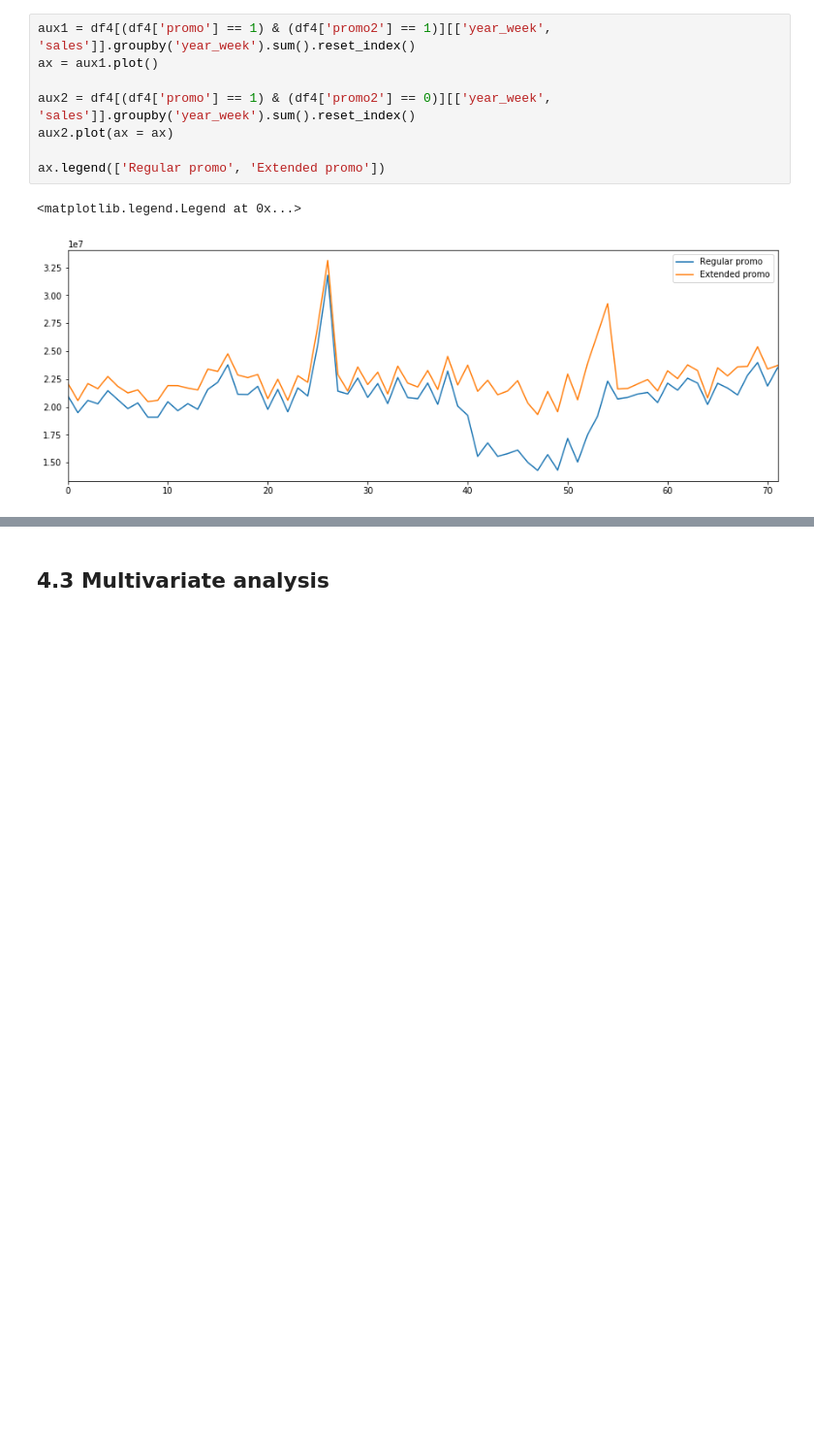
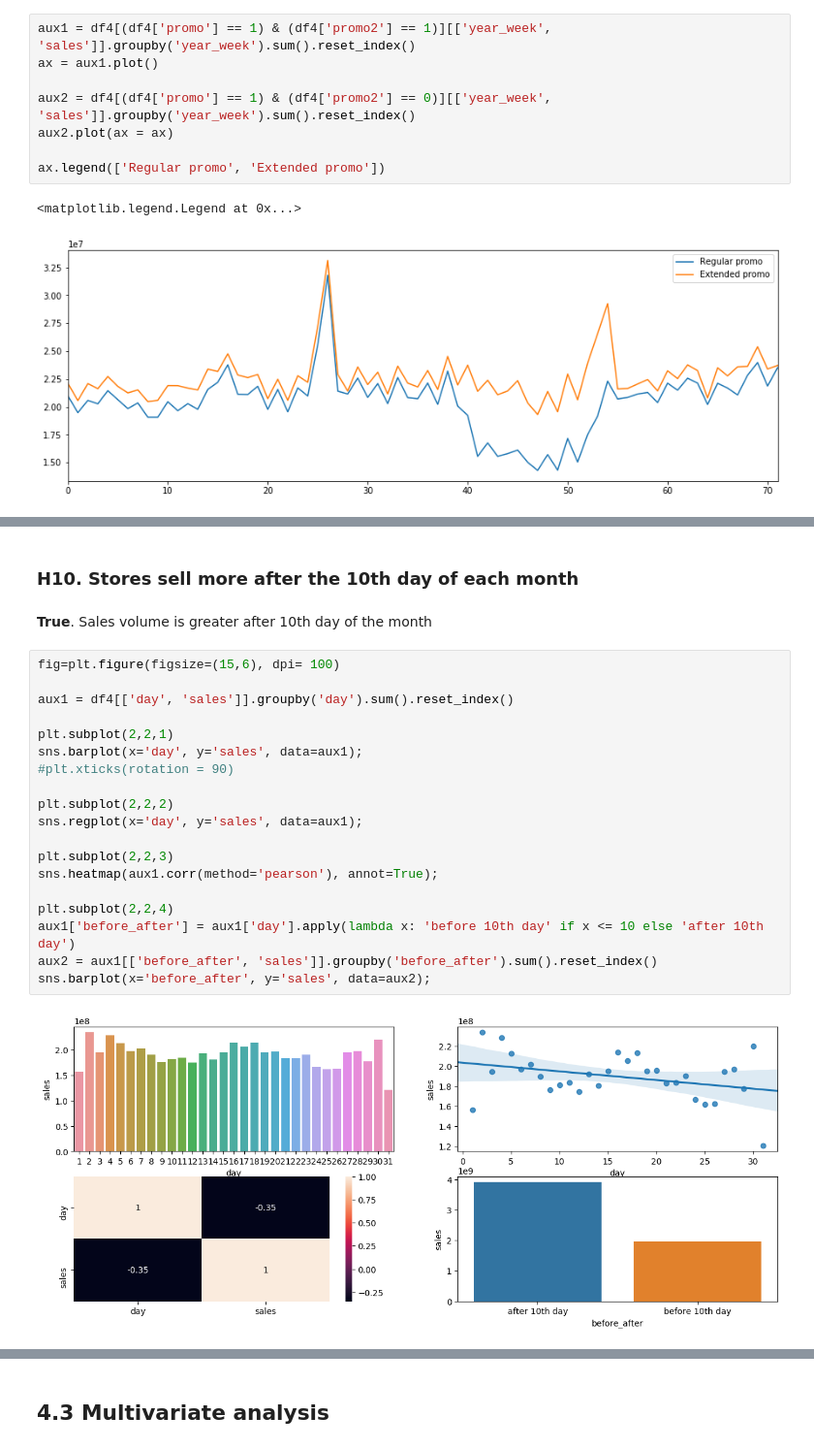
Before and after one commit to mmuriloj/Rossmann-Store-Sales, a Jupyter notebook: m04_v01_salesPrediction.ipynb, the cells around one changed output, grey strips where cells are left out. Shown at 97% size. Cells and saved outputs as stored; diff of their text form; blank space fills up the shorter version.

```diff
--- a/m04_v01_salesPrediction.ipynb
+++ b/m04_v01_salesPrediction.ipynb
@@ -511,0 +564,25 @@ ax.legend(['Regular promo', 'Extended promo'])
+# %% [markdown]
+### H10. Stores sell more after the 10th day of each month
+# %% [markdown]
+**True**. Sales volume is greater after 10th day of the month
+# %%
+fig=plt.figure(figsize=(15,6), dpi= 100)
+
+aux1 = df4[['day', 'sales']].groupby('day').sum().reset_index()
+
+plt.subplot(2,2,1)
+sns.barplot(x='day', y='sales', data=aux1);
+#plt.xticks(rotation = 90)
+
+plt.subplot(2,2,2)
+sns.regplot(x='day', y='sales', data=aux1);
+
+plt.subplot(2,2,3)
+sns.heatmap(aux1.corr(method='pearson'), annot=True);
+
+plt.subplot(2,2,4)
+aux1['before_after'] = aux1['day'].apply(lambda x: 'before 10th day' if x <= 10 else 'after 10th day')
+aux2 = aux1[['before_after', 'sales']].groupby('before_after').sum().reset_index()
+sns.barplot(x='before_after', y='sales', data=aux2);
+# %% [output]
+[figure, added]
```
Also changed, not shown: parts of 15 cells of this notebook.
